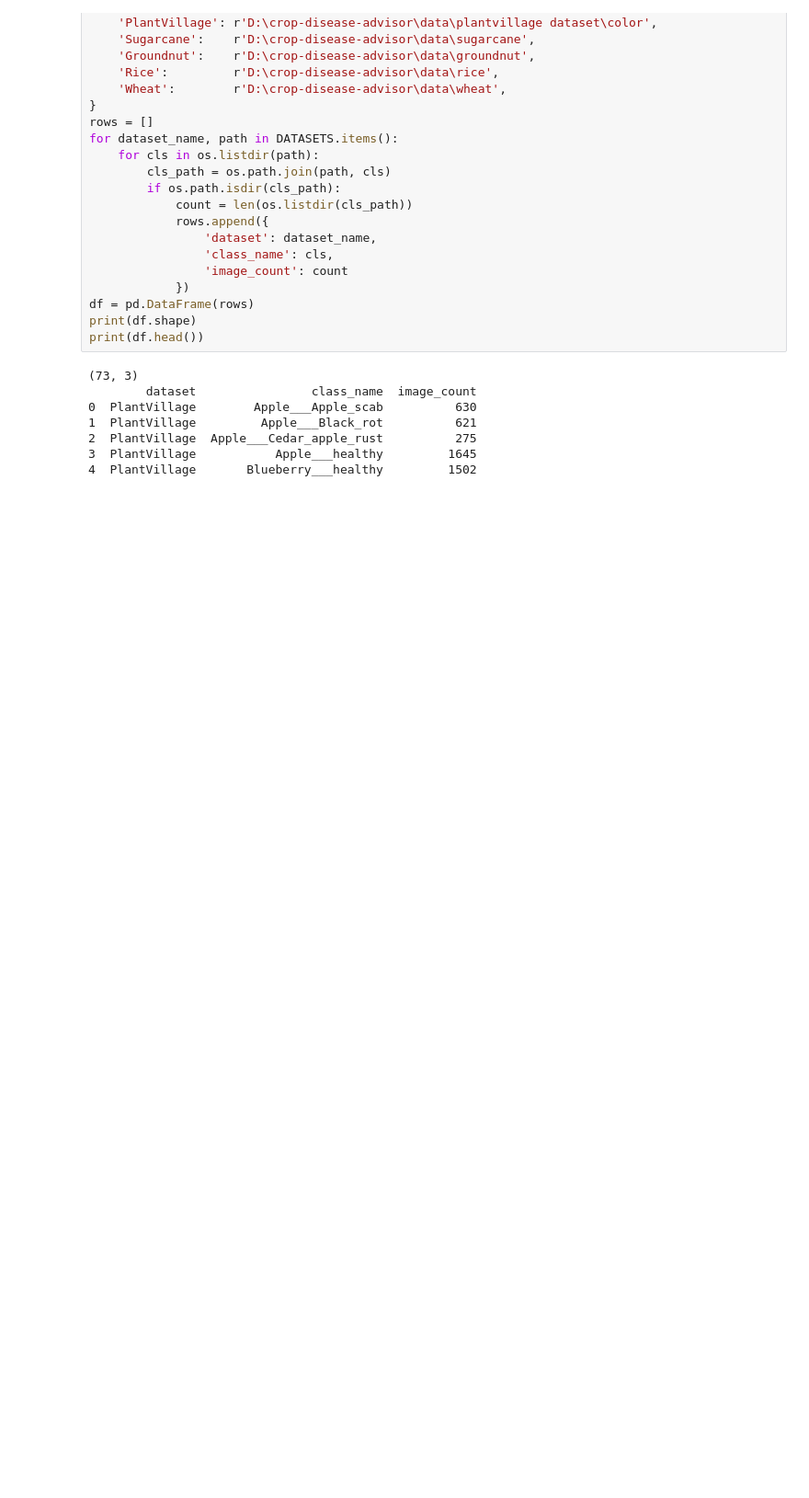
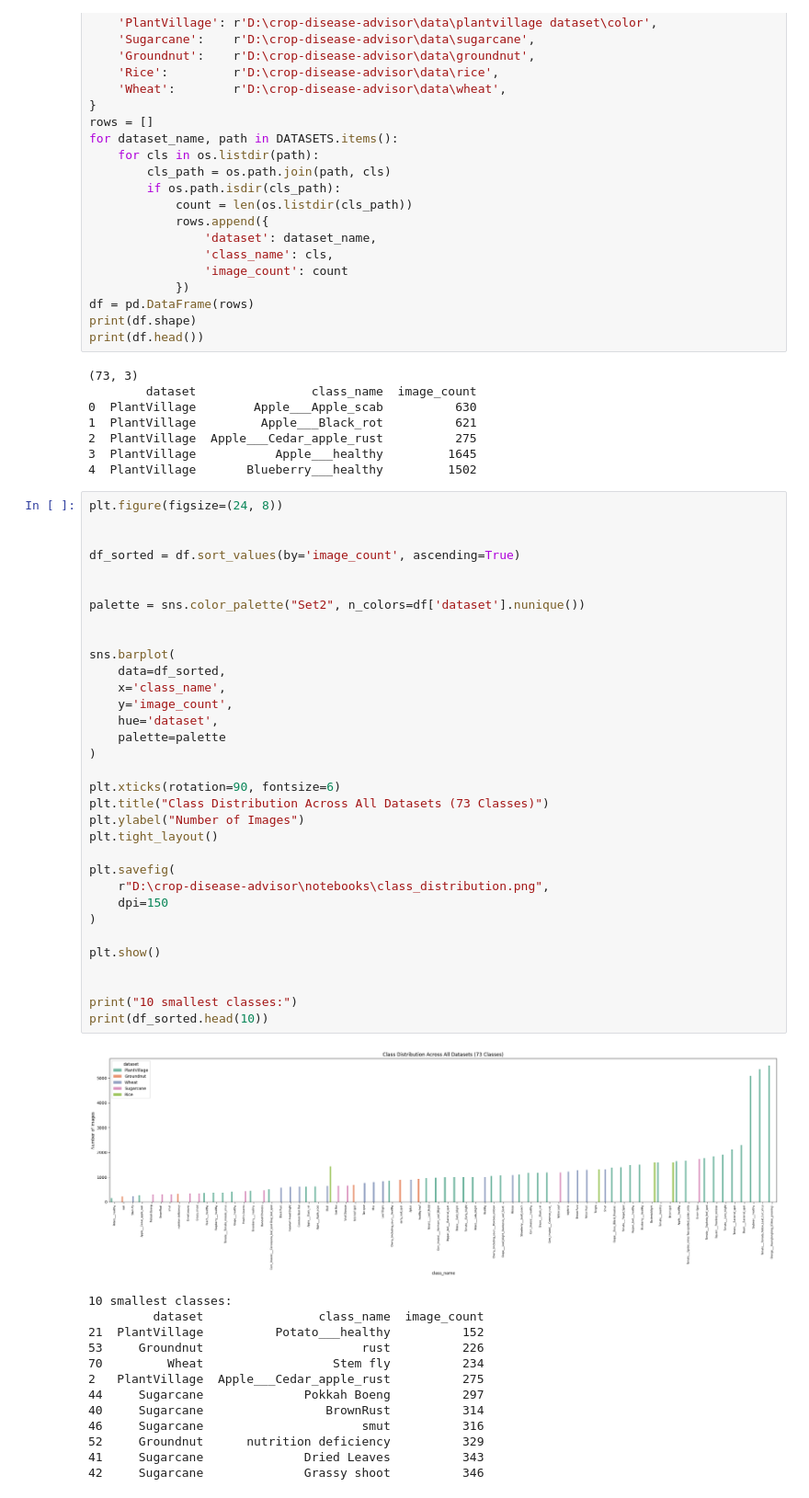
Before and after one commit to Omkar-Prakash-Patil/crop-disease-advisor, a Jupyter notebook: notebooks/explore.ipynb, the cells around one changed output. Shown at 92% size. Drawn from its saved outputs; the diff is of its cells as text; blank space fills up the shorter version.

Commit message:
Add class distribution visualization - identified 3 critical low-sample classes

```diff
--- a/notebooks/explore.ipynb
+++ b/notebooks/explore.ipynb
@@ -32,3 +32,50 @@ print(df.head())
 2  PlantVillage  Apple___Cedar_apple_rust          275
 3  PlantVillage           Apple___healthy         1645
 4  PlantVillage       Blueberry___healthy         1502
+# %%
+plt.figure(figsize=(24, 8))
+
+
+df_sorted = df.sort_values(by='image_count', ascending=True)
+
+
+palette = sns.color_palette("Set2", n_colors=df['dataset'].nunique())
+
+
+sns.barplot(
+    data=df_sorted,
+    x='class_name',
+    y='image_count',
+    hue='dataset',
+    palette=palette
+)
+
+plt.xticks(rotation=90, fontsize=6)
+plt.title("Class Distribution Across All Datasets (73 Classes)")
+plt.ylabel("Number of Images")
+plt.tight_layout()
+
+plt.savefig(
+    r"D:\crop-disease-advisor\notebooks\class_distribution.png",
+    dpi=150
+)
+
+plt.show()
+
+
+print("10 smallest classes:")
+print(df_sorted.head(10))
+# %% [output]
+[figure, added]
+10 smallest classes:
+         dataset                class_name  image_count
+21  PlantVillage          Potato___healthy          152
+53     Groundnut                      rust          226
+70         Wheat                  Stem fly          234
+2   PlantVillage  Apple___Cedar_apple_rust          275
+44     Sugarcane              Pokkah Boeng          297
+40     Sugarcane                 BrownRust          314
+46     Sugarcane                      smut          316
+52     Groundnut      nutrition deficiency          329
+41     Sugarcane              Dried Leaves          343
+42     Sugarcane              Grassy shoot          346
```
Also changed, not shown: parts of 1 cell of this notebook, 1 other file.
